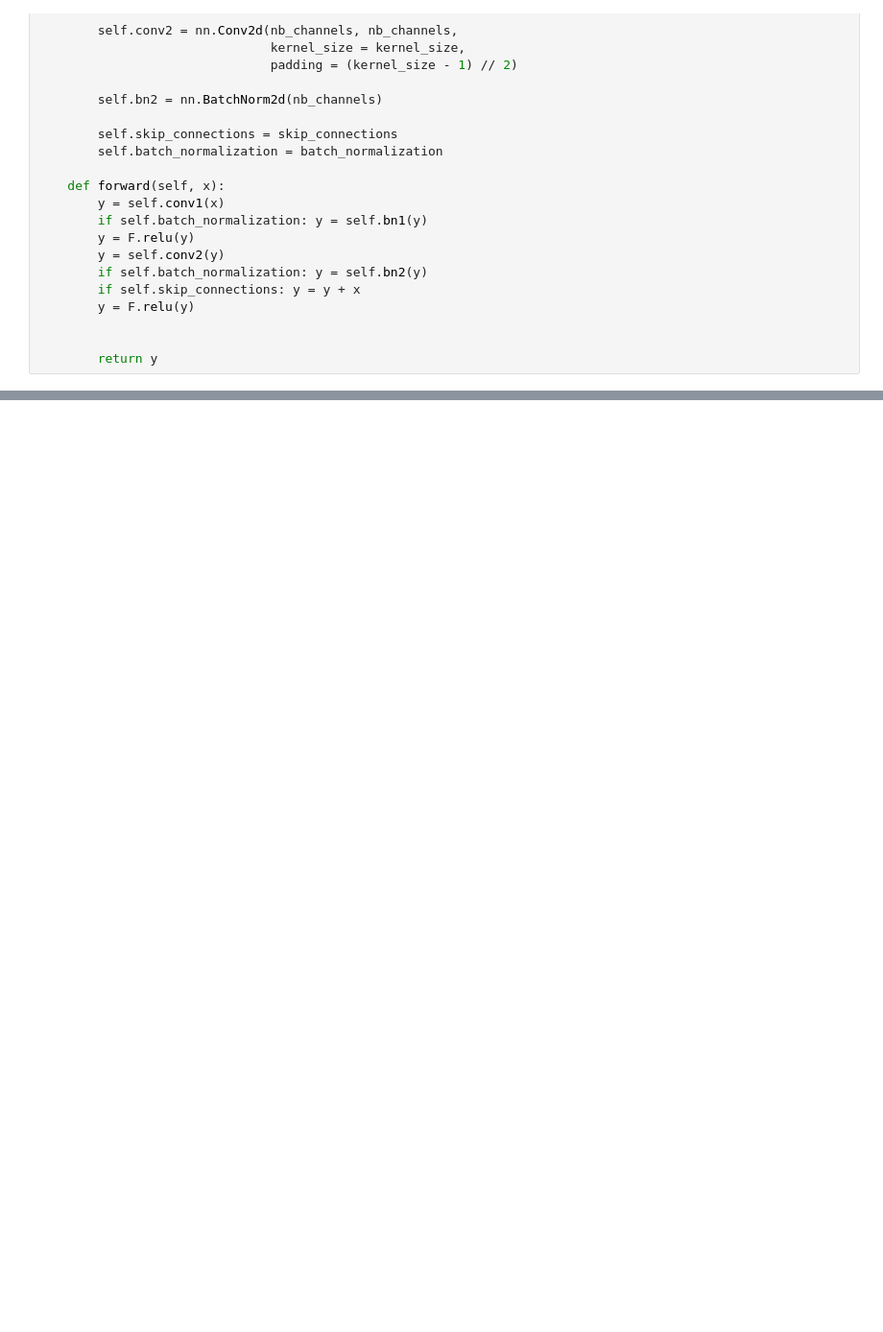
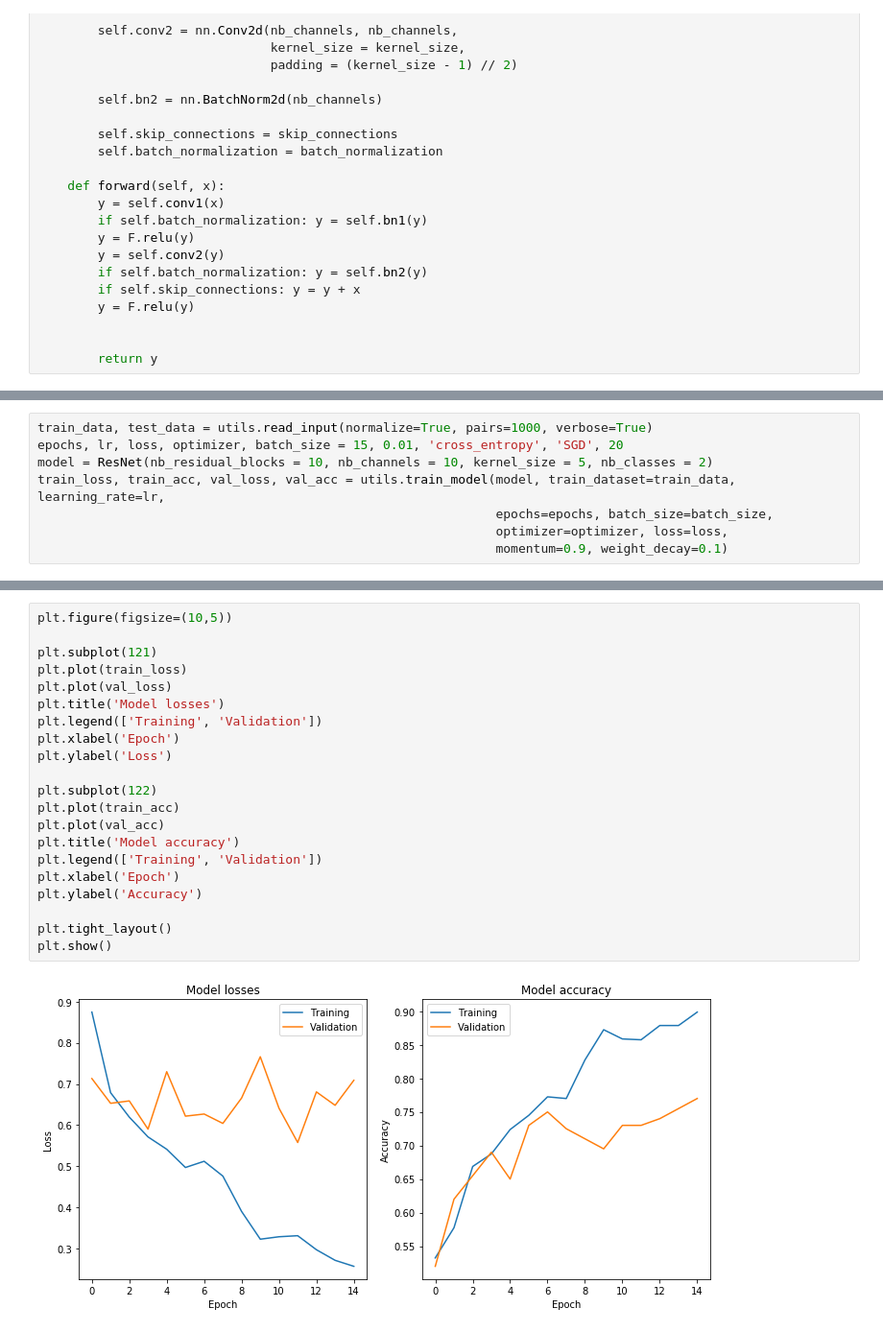
Before and after one commit to aalshabaan/EE-559Proj, a Jupyter notebook: kseniia-resnet.ipynb, the cells around one changed output, grey strips where cells are left out. Shown: that part at 96% size. Saved outputs shown, nothing was run; the diff lists cells and outputs as text; blank space fills up the shorter version.

```diff
--- a/kseniia-resnet.ipynb
+++ b/kseniia-resnet.ipynb
@@ -129,0 +143,8 @@ plt.show()
+# %%
+train_data, test_data = utils.read_input(normalize=True, pairs=1000, verbose=True)
+epochs, lr, loss, optimizer, batch_size = 15, 0.01, 'cross_entropy', 'SGD', 20
+model = ResNet(nb_residual_blocks = 10, nb_channels = 10, kernel_size = 5, nb_classes = 2)
+train_loss, train_acc, val_loss, val_acc = utils.train_model(model, train_dataset=train_data, learning_rate=lr,
+                                                             epochs=epochs, batch_size=batch_size,
+                                                             optimizer=optimizer, loss=loss,
+                                                             momentum=0.9, weight_decay=0.1)
@@ -129,0 +169,23 @@ plt.show()
+# %%
+plt.figure(figsize=(10,5))
+
+plt.subplot(121)
+plt.plot(train_loss)
+plt.plot(val_loss)
+plt.title('Model losses')
+plt.legend(['Training', 'Validation'])
+plt.xlabel('Epoch')
+plt.ylabel('Loss')
+
+plt.subplot(122)
+plt.plot(train_acc)
+plt.plot(val_acc)
+plt.title('Model accuracy')
+plt.legend(['Training', 'Validation'])
+plt.xlabel('Epoch')
+plt.ylabel('Accuracy')
+
+plt.tight_layout()
+plt.show()
+# %% [output]
+[figure, added]
```
Also changed, not shown: parts of 10 cells of this notebook.
